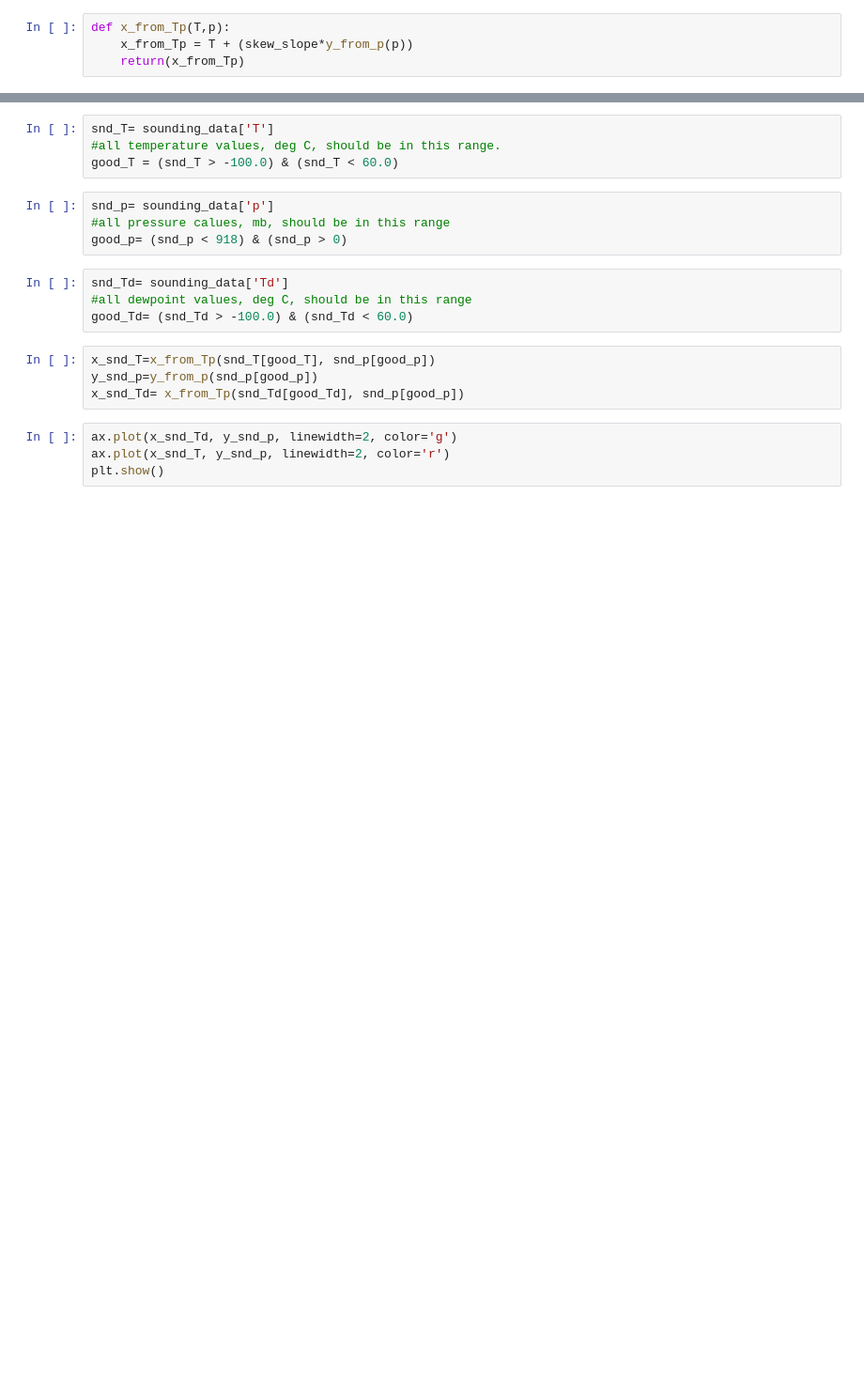
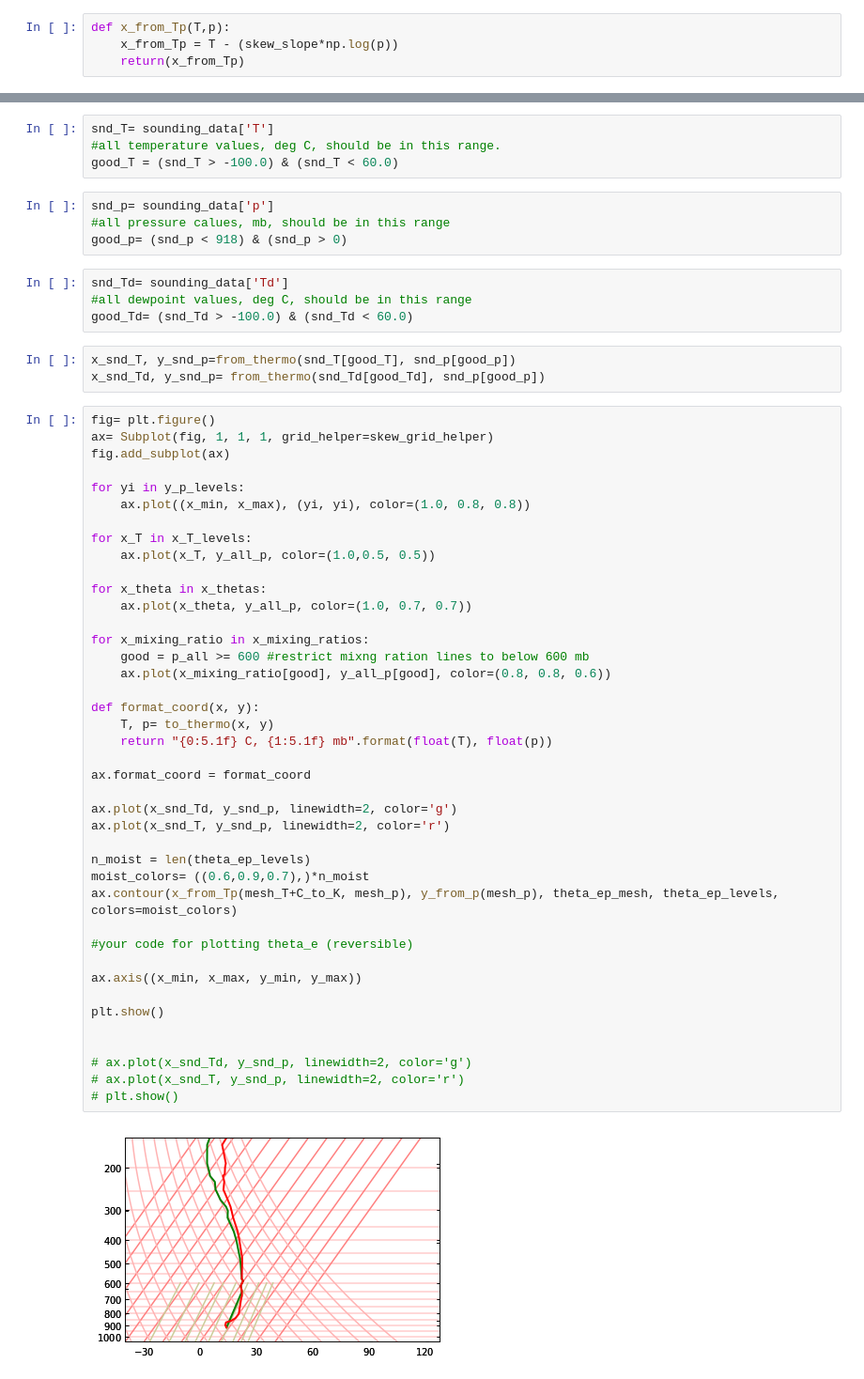
Before and after one commit to cecekelley/Cloud-Physics-Project, a Jupyter notebook: Skewt.py.ipynb, the cells around one changed output, grey strips where cells are left out. Shown at 94% size. Saved outputs shown, nothing was run; the diff lists cells and outputs as text; blank space fills up the shorter version.

Commit message:
Sounding plot actually worked

```diff
--- a/Skewt.py.ipynb
+++ b/Skewt.py.ipynb
@@ -9,7 +9,7 @@ C_to_K = 273.15
 skew_slope = 40
 # %%
 def x_from_Tp(T,p):
-    x_from_Tp = T + (skew_slope*y_from_p(p))
+    x_from_Tp = T - (skew_slope*np.log(p))
     return(x_from_Tp)
 # %%
 def y_from_p(p):
@@ -243,10 +243,48 @@ snd_Td= sounding_data['Td']
 #all dewpoint values, deg C, should be in this range
 good_Td= (snd_Td > -100.0) & (snd_Td < 60.0)
 # %%
-x_snd_T=x_from_Tp(snd_T[good_T], snd_p[good_p])
-y_snd_p=y_from_p(snd_p[good_p])
-x_snd_Td= x_from_Tp(snd_Td[good_Td], snd_p[good_p])
+x_snd_T, y_snd_p=from_thermo(snd_T[good_T], snd_p[good_p])
+x_snd_Td, y_snd_p= from_thermo(snd_Td[good_Td], snd_p[good_p])
-# %%
-ax.plot(x_snd_Td, y_snd_p, linewidth=2, color='g')
-ax.plot(x_snd_T, y_snd_p, linewidth=2, color='r')
-plt.show()
+# %%
+fig= plt.figure()
+ax= Subplot(fig, 1, 1, 1, grid_helper=skew_grid_helper)
+fig.add_subplot(ax)
+
+for yi in y_p_levels:
+    ax.plot((x_min, x_max), (yi, yi), color=(1.0, 0.8, 0.8))
+
+for x_T in x_T_levels:
+    ax.plot(x_T, y_all_p, color=(1.0,0.5, 0.5))
+
+for x_theta in x_thetas:
+    ax.plot(x_theta, y_all_p, color=(1.0, 0.7, 0.7))
+
+for x_mixing_ratio in x_mixing_ratios:
+    good = p_all >= 600 #restrict mixng ration lines to below 600 mb
+    ax.plot(x_mixing_ratio[good], y_all_p[good], color=(0.8, 0.8, 0.6))
+
+def format_coord(x, y):
+    T, p= to_thermo(x, y)
+    return "{0:5.1f} C, {1:5.1f} mb".format(float(T), float(p))
+
+ax.format_coord = format_coord
+
+ax.plot(x_snd_Td, y_snd_p, linewidth=2, color='g')
+ax.plot(x_snd_T, y_snd_p, linewidth=2, color='r')
+
+n_moist = len(theta_ep_levels)
+moist_colors= ((0.6,0.9,0.7),)*n_moist
+ax.contour(x_from_Tp(mesh_T+C_to_K, mesh_p), y_from_p(mesh_p), theta_ep_mesh, theta_ep_levels, colors=moist_colors)
+
+#your code for plotting theta_e (reversible)
+
+ax.axis((x_min, x_max, y_min, y_max))
+
+plt.show()
+
+
+# ax.plot(x_snd_Td, y_snd_p, linewidth=2, color='g')
+# ax.plot(x_snd_T, y_snd_p, linewidth=2, color='r')
+# plt.show()
+# %% [output]
+[figure, added]
```
Also changed, not shown: parts of 8 cells of this notebook.
